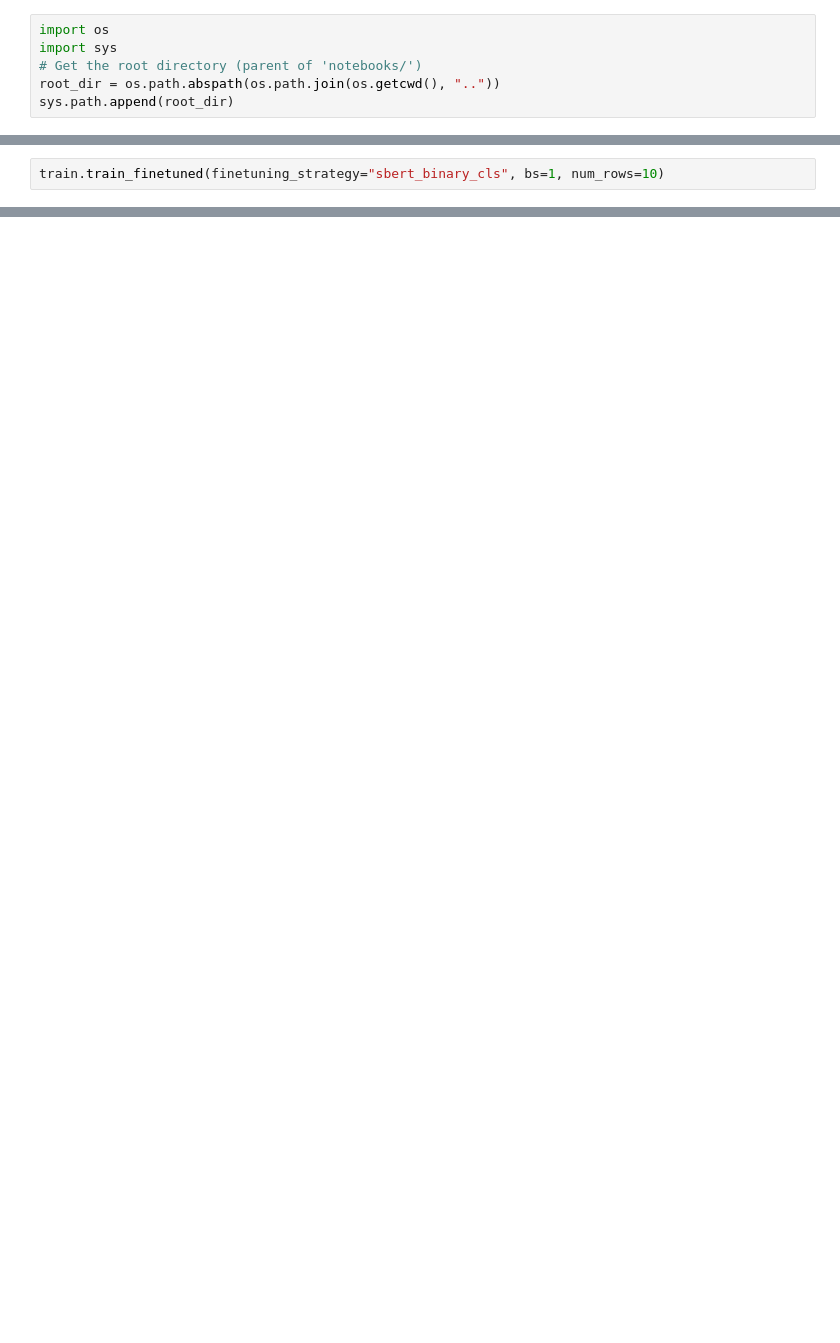
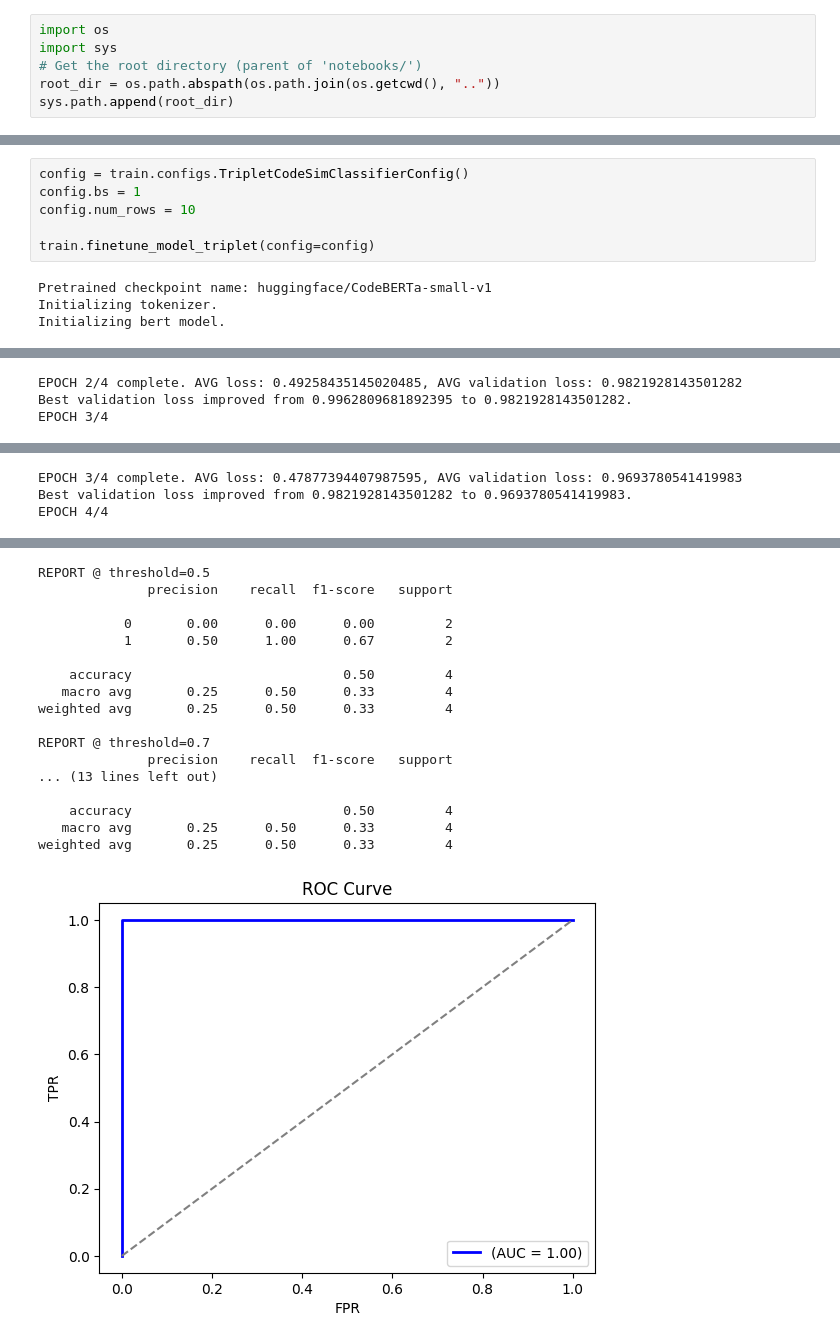
Before and after one commit to VerebicsPeter/CodeSim, a Jupyter notebook: notebooks/train_script_playground.ipynb, the cells around one changed output, grey strips where cells are left out. Drawn from its saved outputs; the diff is of its cells as text; blank space fills up the shorter version.

```diff
--- a/notebooks/train_script_playground.ipynb
+++ b/notebooks/train_script_playground.ipynb
@@ -21,2 +9,0 @@ Model 4 prediction output: tensor([1], dtype=torch.int32) shaped torch.Size([1])
-# %%
-train.train_finetuned(finetuning_strategy="sbert_binary_cls", bs=1, num_rows=10)
@@ -239,0 +19,10 @@ Implement hard negative mining for contrastive learning.
+# %%
+config = train.configs.TripletCodeSimClassifierConfig()
+config.bs = 1
+config.num_rows = 10
+
+train.finetune_model_triplet(config=config)
+# %% [output]
+Pretrained checkpoint name: huggingface/CodeBERTa-small-v1
+Initializing tokenizer.
+Initializing bert model.
@@ -239,0 +68,3 @@ Implement hard negative mining for contrastive learning.
+EPOCH 2/4 complete. AVG loss: 0.49258435145020485, AVG validation loss: 0.9821928143501282
+Best validation loss improved from 0.9962809681892395 to 0.9821928143501282.
+EPOCH 3/4
@@ -239,0 +79,3 @@ Implement hard negative mining for contrastive learning.
+EPOCH 3/4 complete. AVG loss: 0.47877394407987595, AVG validation loss: 0.9693780541419983
+Best validation loss improved from 0.9821928143501282 to 0.9693780541419983.
+EPOCH 4/4
@@ -239,0 +92,18 @@ Implement hard negative mining for contrastive learning.
+REPORT @ threshold=0.5
+              precision    recall  f1-score   support
+
+           0       0.00      0.00      0.00         2
+           1       0.50      1.00      0.67         2
+
+    accuracy                           0.50         4
+   macro avg       0.25      0.50      0.33         4
+weighted avg       0.25      0.50      0.33         4
+
+REPORT @ threshold=0.7
+              precision    recall  f1-score   support
+... (13 lines left out)
+
+    accuracy                           0.50         4
+   macro avg       0.25      0.50      0.33         4
+weighted avg       0.25      0.50      0.33         4
+[figure, added]
```
Also changed, not shown: parts of 17 cells of this notebook, 13 other files.
